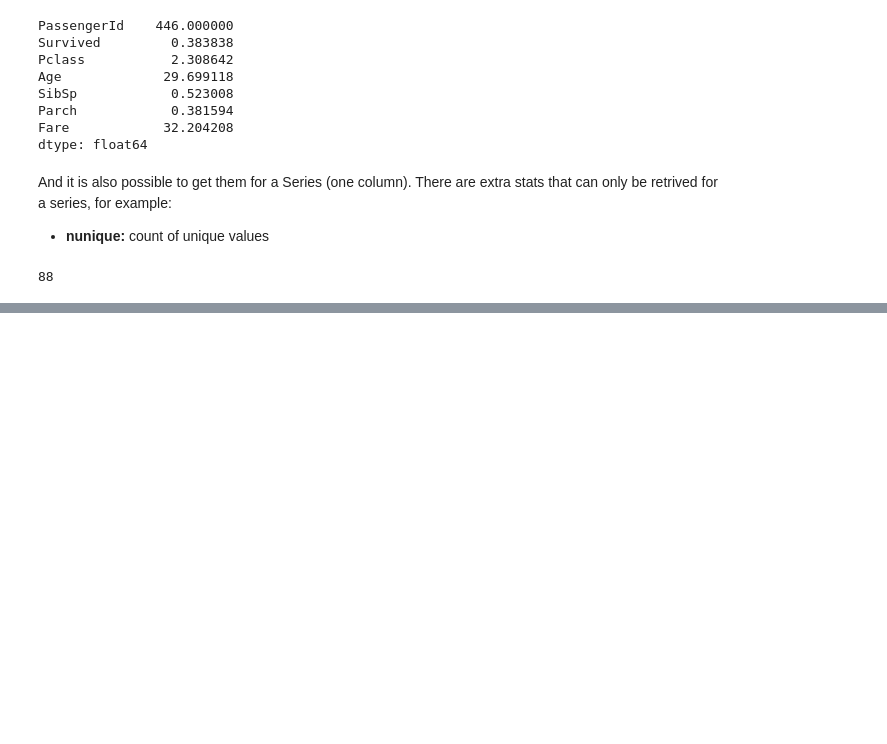
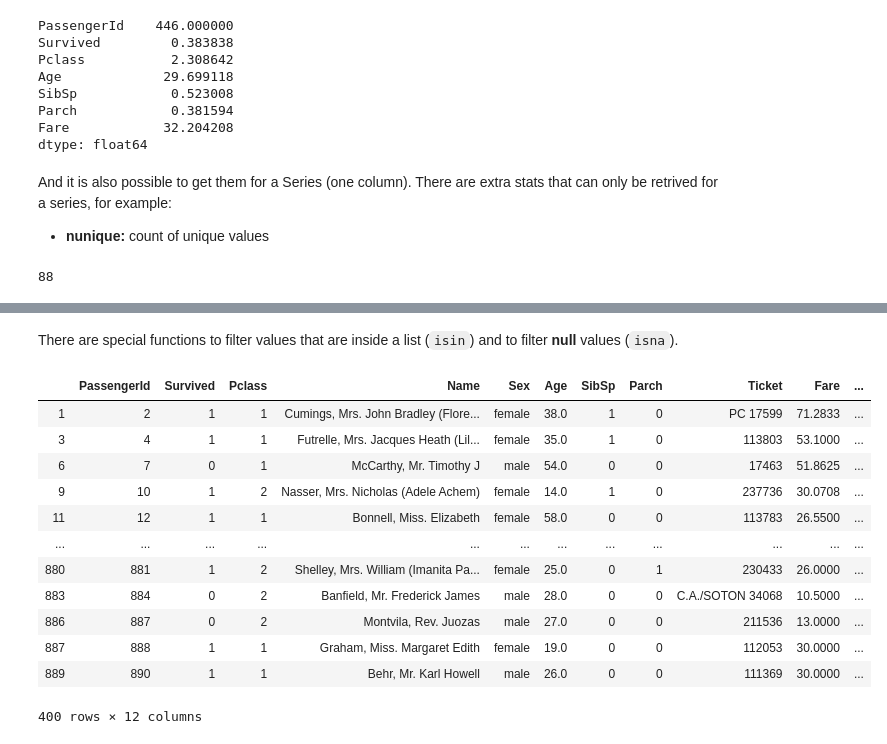
Before and after one commit to villoro/villoro_posts, a Jupyter notebook: pandas_intro/pandas_intro.ipynb, the cells around one changed output, grey strips where cells are left out. Drawn from its saved outputs; the diff is of its cells as text; code cells hidden in the pictures; blank space fills up the shorter version.

```diff
--- a/pandas_intro/pandas_intro.ipynb
+++ b/pandas_intro/pandas_intro.ipynb
@@ -258,0 +343,18 @@ df["Age"].nunique()
+# %% [markdown]
+There are special functions to filter values that are inside a list (`isin`) and to filter **null** values (`isna`).
+# %%
+df[df["Pclass"].isin([1, 2])]
+# %% [output]
+|  | PassengerId | Survived | Pclass | Name | Sex | Age | SibSp | Parch | Ticket | Fare | ... |
+| 1 | 2 | 1 | 1 | Cumings, Mrs. John Bradley (Flore... | female | 38.0 | 1 | 0 | PC 17599 | 71.2833 | ... |
+| 3 | 4 | 1 | 1 | Futrelle, Mrs. Jacques Heath (Lil... | female | 35.0 | 1 | 0 | 113803 | 53.1000 | ... |
+| 6 | 7 | 0 | 1 | McCarthy, Mr. Timothy J | male | 54.0 | 0 | 0 | 17463 | 51.8625 | ... |
+| 9 | 10 | 1 | 2 | Nasser, Mrs. Nicholas (Adele Achem) | female | 14.0 | 1 | 0 | 237736 | 30.0708 | ... |
+| 11 | 12 | 1 | 1 | Bonnell, Miss. Elizabeth | female | 58.0 | 0 | 0 | 113783 | 26.5500 | ... |
+| ... | ... | ... | ... | ... | ... | ... | ... | ... | ... | ... | ... |
+| 880 | 881 | 1 | 2 | Shelley, Mrs. William (Imanita Pa... | female | 25.0 | 0 | 1 | 230433 | 26.0000 | ... |
+| 883 | 884 | 0 | 2 | Banfield, Mr. Frederick James | male | 28.0 | 0 | 0 | C.A./SOTON 34068 | 10.5000 | ... |
+| 886 | 887 | 0 | 2 | Montvila, Rev. Juozas | male | 27.0 | 0 | 0 | 211536 | 13.0000 | ... |
+| 887 | 888 | 1 | 1 | Graham, Miss. Margaret Edith | female | 19.0 | 0 | 0 | 112053 | 30.0000 | ... |
+| 889 | 890 | 1 | 1 | Behr, Mr. Karl Howell | male | 26.0 | 0 | 0 | 111369 | 30.0000 | ... |
+400 rows × 12 columns
```
Also changed, not shown: parts of 74 cells of this notebook, 4 other files.
